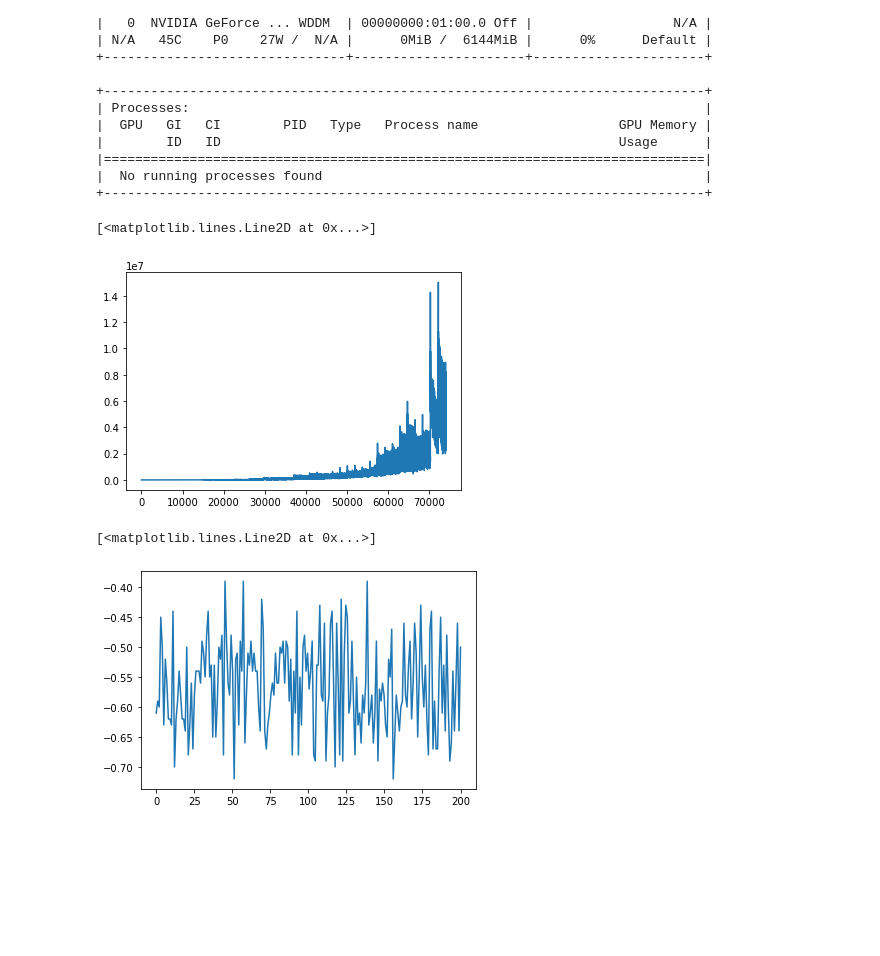
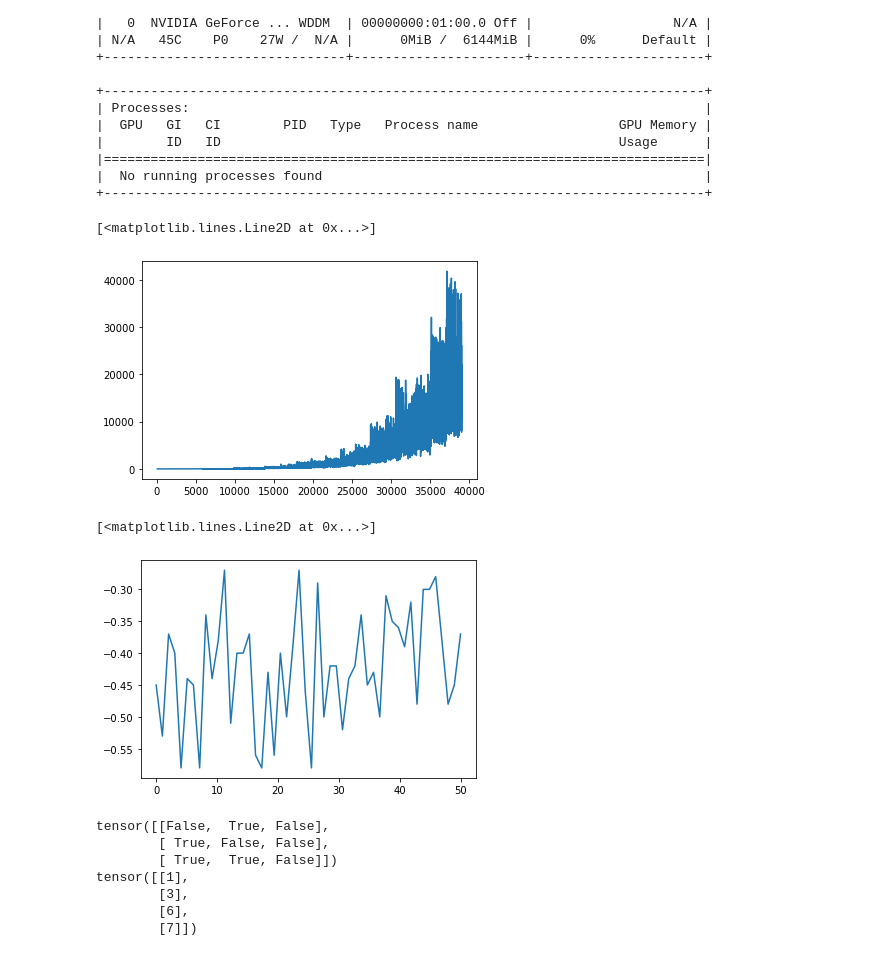
Before and after one commit to Noam-Ghenassia/ANN_miniproject, a Jupyter notebook: results.ipynb, the cells around one changed output. Drawn from its saved outputs; the diff is of its cells as text; code cells hidden in the pictures; blank space fills up the shorter version.

```diff
--- a/results.ipynb
+++ b/results.ipynb
@@ -37,22 +36,41 @@ learner = DQ_learner()
 # %%
+learner = DQ_learner(target_network_update=500)
 env.reset()
-losses, rewards = learner.train(number_games=20000, opponent_epsilon=.5, env=env)
+losses, rewards = learner.train(number_games=10000, opponent_epsilon=.5, env=env)
 # %%
 import matplotlib.pyplot as plt
 
 losses_numpy = torch.stack([l for l in losses if l is not None]).cpu().detach().numpy()
 x = np.linspace(0, losses_numpy.shape[0], losses_numpy.shape[0])
-plt.plot(x, losses_numpy)
+plt.plot(x[100:], losses_numpy[100:])
 # %% [output]
 [<matplotlib.lines.Line2D at 0x...>]
-[figure, old version]
+[figure, new version]
 # %%
 rewards_numpy = np.array(rewards)
 avg_rewards = np.empty((int(rewards_numpy.shape[0]/100),))
 for i in range(0, int(rewards_numpy.shape[0]/100)):
     avg_rewards[i] = 0.01*rewards_numpy[100*i:100*(i+1)-1].sum()
-games = np.linspace(0, int(rewards_numpy.shape[0]/100), int(rewards_numpy.shape[0]/100))
+games = np.linspace(0, avg_rewards.shape[0], avg_rewards.shape[0])
 plt.plot(games, avg_rewards)
 # %% [output]
 [<matplotlib.lines.Line2D at 0x...>]
-[figure, old version]
+[figure, new version]
+# %%
+grid = np.array([[1., 0., -1.], [0., 1., -1.], [0., 0., 1.]])
+#a = np.stack([(grid - np.ones_like(grid)==0)*1, (grid + np.ones_like(grid)==0)*1]).flatten()
+
+#(torch.tensor(a)==0).nonzero().tolist()
+#(torch.tensor(a)==0).nonzero().tolist()
+
+#print((torch.tensor(grid)==0).nonzero().tolist())
+print((torch.tensor(grid)==0))
+print((torch.tensor(grid.flatten())==0).nonzero())
+# %% [output]
+tensor([[False,  True, False],
+        [ True, False, False],
+        [ True,  True, False]])
+tensor([[1],
+        [3],
+        [6],
+        [7]])
```
Also changed, not shown: parts of 1 cell of this notebook, 2 other files.
